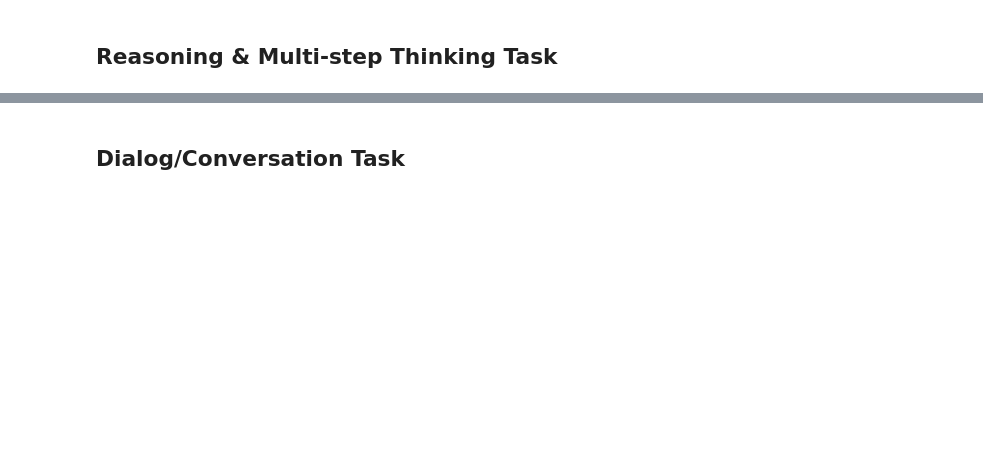
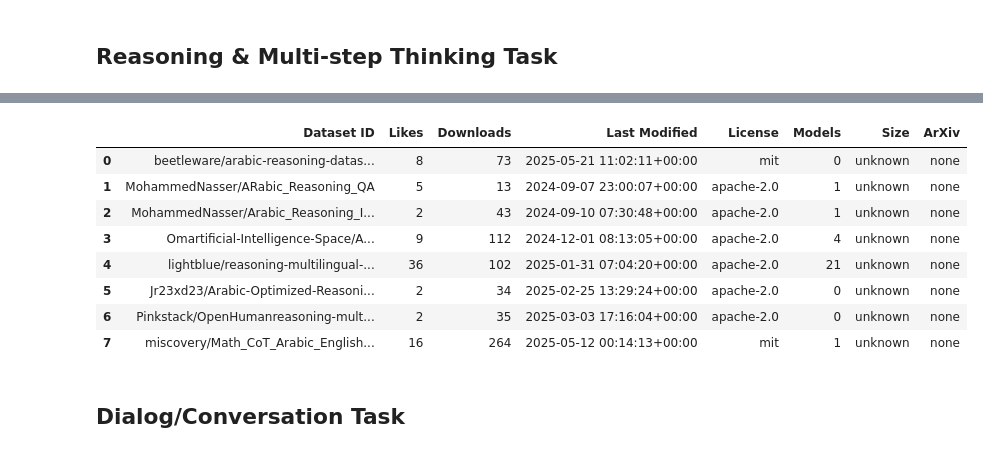
Before and after one commit to NorahAlshahrani/HF-ArabicMetaCollector, a Jupyter notebook: Automatically_Collected_Metadata.ipynb, the cells around one changed output, grey strips where cells are left out. Cells and saved outputs as stored; diff of their text form; code cells hidden in the pictures; blank space fills up the shorter version.

```diff
--- a/Automatically_Collected_Metadata.ipynb
+++ b/Automatically_Collected_Metadata.ipynb
@@ -134,12 +184,11 @@ df.head()
 from huggingface_hub import list_datasets, list_models
 import pandas as pd
 
-# ✅ Filters
+# Filters
 search_keywords = ["Reasoning", "Multi-step reasoning"]
-#required_tags = ["logical-reasoning"]
 required_modality = "modality:text"
 
-# ✅ Get only Arabic datasets
+# Get only Arabic datasets
 datasets_list = list_datasets(language="ar")
 
 dataset_rows = []
@@ -148,14 +197,14 @@ for dataset in datasets_list:
     dataset_id = dataset.id.lower()
     dataset_tags = dataset.tags or []
 
-    # ✅ Check for match in name or tag
+    # Check for match in name
     name_match = any(keyword.lower() in dataset_id for keyword in search_keywords)
-    #tag_match = any(tag in dataset_tags for tag in required_tags)
 
-    # ✅ Make sure it's a text dataset
+
+    # Make sure it's a text dataset
     has_text_modality = required_modality in dataset_tags
 
-    if has_text_modality and (name_match ):# or tag_match
+    if has_text_modality and (name_match ):
         try:
             license = [tag for tag in dataset_tags if "license:" in tag][0].split(":")[-1]
         except:
@@ -177,11 +226,11 @@ for dataset in datasets_list:
             "Last Modified": dataset.lastModified,
             "License": license,
             "Models": models,
-            #"Tags": ", ".join(dataset_tags),
             "Size": size,
             "ArXiv": arxiv_link
         })
 
-# ✅ Create and show DataFrame
+# Create and show DataFrame
 df = pd.DataFrame(dataset_rows)
-df.head()
+df
+# %% [output]
@@ -188,3 +245,12 @@ df.head()
+|  | Dataset ID | Likes | Downloads | Last Modified | License | Models | Size | ArXiv |
+| 0 | beetleware/arabic-reasoning-datas... | 8 | 73 | 2025-05-21 11:02:11+00:00 | mit | 0 | unknown | none |
+| 1 | MohammedNasser/ARabic_Reasoning_QA | 5 | 13 | 2024-09-07 23:00:07+00:00 | apache-2.0 | 1 | unknown | none |
+| 2 | MohammedNasser/Arabic_Reasoning_I... | 2 | 43 | 2024-09-10 07:30:48+00:00 | apache-2.0 | 1 | unknown | none |
+| 3 | Omartificial-Intelligence-Space/A... | 9 | 112 | 2024-12-01 08:13:05+00:00 | apache-2.0 | 4 | unknown | none |
+| 4 | lightblue/reasoning-multilingual-... | 36 | 102 | 2025-01-31 07:04:20+00:00 | apache-2.0 | 21 | unknown | none |
+| 5 | Jr23xd23/Arabic-Optimized-Reasoni... | 2 | 34 | 2025-02-25 13:29:24+00:00 | apache-2.0 | 0 | unknown | none |
+| 6 | Pinkstack/OpenHumanreasoning-mult... | 2 | 35 | 2025-03-03 17:16:04+00:00 | apache-2.0 | 0 | unknown | none |
+| 7 | miscovery/Math_CoT_Arabic_English... | 16 | 264 | 2025-05-12 00:14:13+00:00 | mit | 1 | unknown | none |
 # %% [markdown]
 ## Dialog/Conversation Task
 # %%
```
Also changed, not shown: parts of 11 cells of this notebook.
